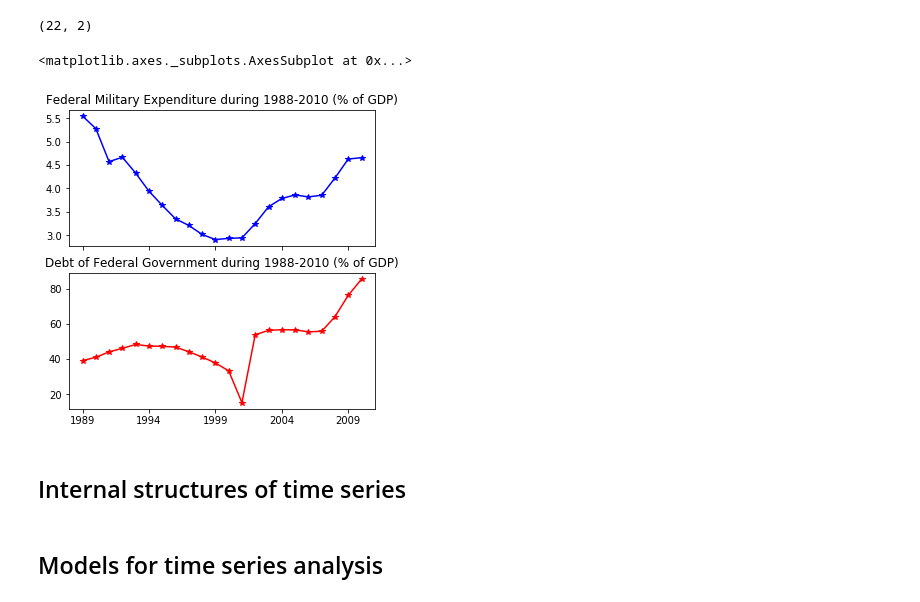
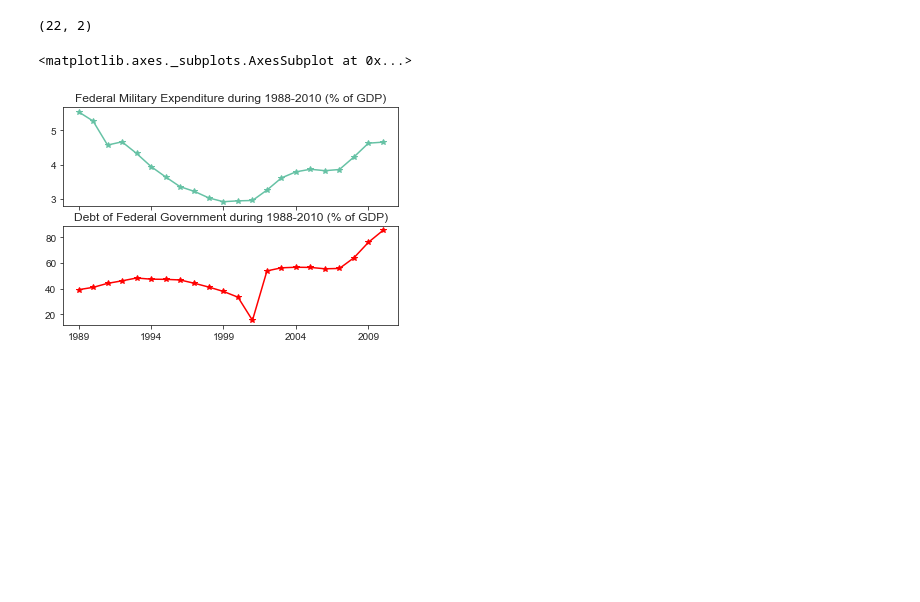
Before and after one commit to type-null/Time-Series-Analysis, a Jupyter notebook: 1-Introduction-to-Time-Series.ipynb, the cells around one changed output. Saved outputs shown, nothing was run; the diff lists cells and outputs as text; code cells hidden in the pictures; blank space fills up the shorter version.

```diff
--- a/1-Introduction-to-Time-Series.ipynb
+++ b/1-Introduction-to-Time-Series.ipynb
@@ -69,10 +69,11 @@ data_to_plot.head()
 # %%
 import numpy as np
 import seaborn as sns
+import matplotlib.pyplot as plt
 %matplotlib inline
-from matplotlib import pyplot as plt
+sns.set_style("ticks")
+sns.set_palette("Set2")
 
-plt.figure(figsize=(5.5, 5.5))
 g = sns.distplot(np.array(data_to_plot.military_exp), norm_hist=False)
 g.set_title('Military expenditure (% of GDP) of 85 countries in 2010')
 # %% [output]
@@ -94,8 +95,8 @@ Time series data is typically characterized by several interesting internal stru
 
 Consider one country for a span of 10 years from 2001 to 2010.
 # %%
-central_govt_debt_us = central_govt_debt.loc['USA'].T
-military_exp_us = military_exp.loc['USA'].T
+central_govt_debt_us = central_govt_debt.loc['USA']
+military_exp_us = military_exp.loc['USA']
 data_us = pd.concat((military_exp_us, central_govt_debt_us), axis=1)
 
 index0 = np.where(data_us.index=='1960')[0][0]
@@ -109,18 +110,12 @@ data_us.shape
 (22, 2)
 # %%
 # Two subplots, the axes array is 1-d
+
 f, axarr = plt.subplots(2, sharex=True)
-f.set_size_inches(5.5, 5.5)
 axarr[0].set_title('Federal Military Expenditure during 1988-2010 (% of GDP)')
-data_us['Federal Military Expenditure'].plot(linestyle='-', marker='*', color='b', ax=axarr[0])
+data_us['Federal Military Expenditure'].plot(linestyle='-', marker='*', ax=axarr[0])
 axarr[1].set_title('Debt of Federal Government during 1988-2010 (% of GDP)')
 data_us['Debt of Federal Government'].plot(linestyle='-', marker='*', color='r', ax=axarr[1])
 # %% [output]
 <matplotlib.axes._subplots.AxesSubplot at 0x...>
-[figure, old version]
+[figure, new version]
-# %% [markdown]
-<a name="p2"></a>
-## Internal structures of time series
-# %% [markdown]
-<a name="p3"></a>
-## Models for time series analysis
```
Also changed, not shown: parts of 19 cells of this notebook, 2 other files.
